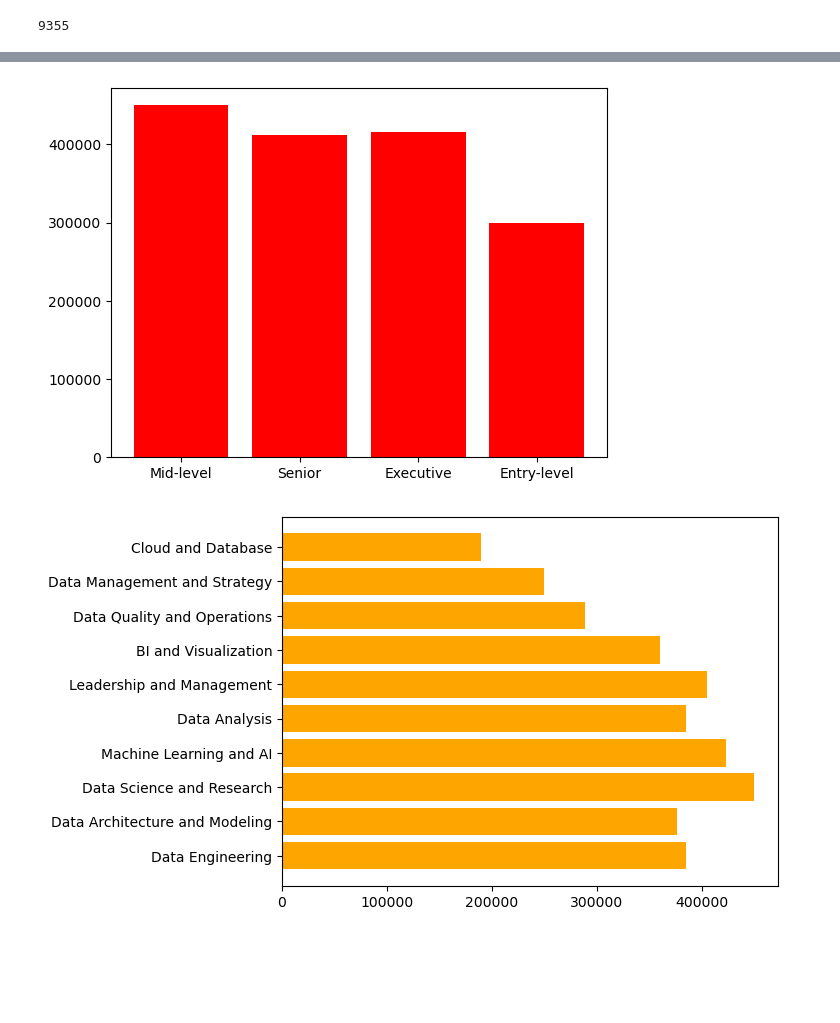
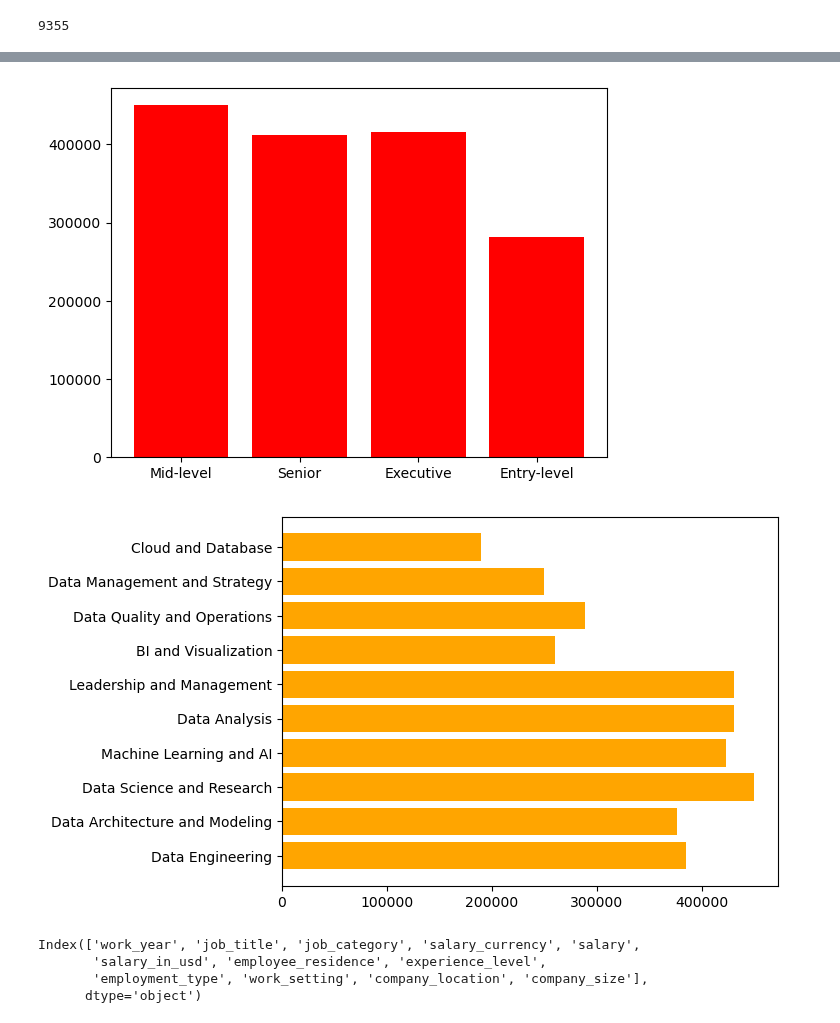
Before and after one commit to msnkr/python_projects, a Jupyter notebook: ML/jobs-in-data/jobs_in_data.ipynb, the cells around one changed output, grey strips where cells are left out. Saved outputs shown, nothing was run; the diff lists cells and outputs as text; code cells hidden in the pictures; blank space fills up the shorter version.

```diff
--- a/ML/jobs-in-data/jobs_in_data.ipynb
+++ b/ML/jobs-in-data/jobs_in_data.ipynb
@@ -46,9 +46,16 @@ ax1_bar = ax1.bar(df["work_year"], df["salary"])
 # %%
 _, ax1 = plt.subplots(nrows=1, ncols=1)
-ax1_bar = ax1.bar(df["experience_level"], df["salary"], color="red")
+ax1_bar = ax1.bar(df["experience_level"], df["salary_in_usd"], color="red")
 # %% [output]
-[figure, old version]
+[figure, new version]
 # %%
-plt.barh(df["job_category"], df["salary"], color="orange");
+plt.barh(df["job_category"], df["salary_in_usd"], color="orange");
 # %% [output]
-[figure, old version]
+[figure, new version]
+# %%
+df.columns
+# %% [output]
+Index(['work_year', 'job_title', 'job_category', 'salary_currency', 'salary',
+       'salary_in_usd', 'employee_residence', 'experience_level',
+       'employment_type', 'work_setting', 'company_location', 'company_size'],
+      dtype='object')
```
Also changed, not shown: parts of 2 cells of this notebook.
